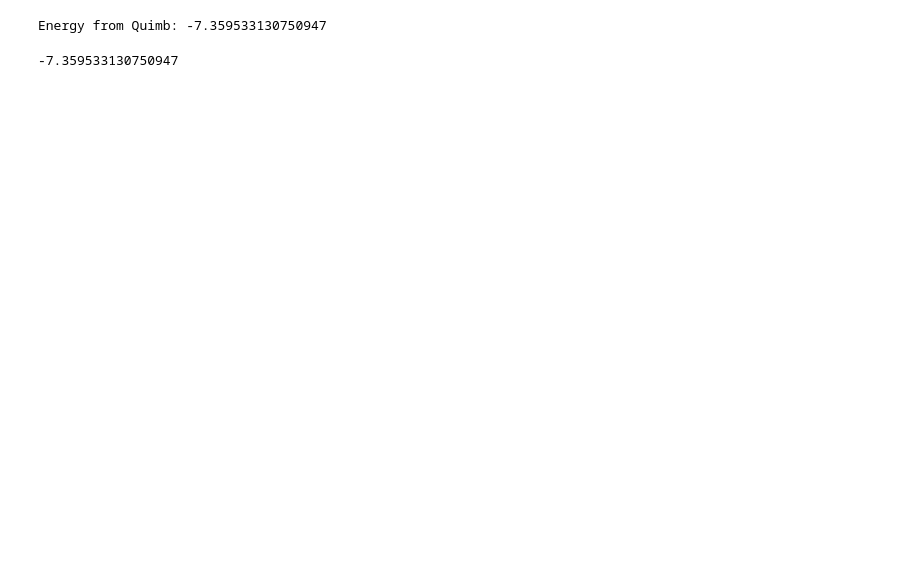
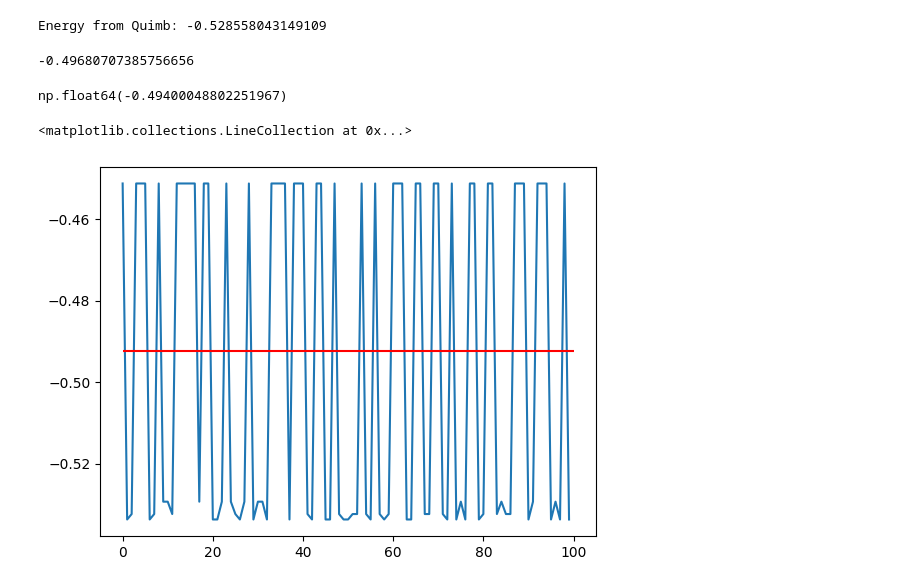
Before and after one commit to sjdu10/vmc_torch, a Jupyter notebook: vmc_torch/experiment/spin_PEPS.ipynb, the cells around one changed output. Saved outputs shown, nothing was run; the diff lists cells and outputs as text; code cells hidden in the pictures; blank space fills up the shorter version.

```diff
--- a/vmc_torch/experiment/spin_PEPS.ipynb
+++ b/vmc_torch/experiment/spin_PEPS.ipynb
@@ -120,11 +101,11 @@ KeyboardInterrupt:
 # %%
 hamiltonian = H.to_dense()
 
-print("Energy from Quimb:", np.vdot(psi_vec, hamiltonian @ psi_vec).real / np.vdot(psi_vec, psi_vec).real)
+print("Energy from Quimb:", np.vdot(psi_vec, hamiltonian @ psi_vec).real / np.vdot(psi_vec, psi_vec).real/(Lx*Ly)/4)
 # %% [output]
-Energy from Quimb: -7.359533130750947
+Energy from Quimb: -0.528558043149109
 # %%
 # psi_su.view_as_(qtn.PEPS)
-psi_su.compute_local_expectation(ham.terms, normalized=True, max_bond=32)
+psi_su.compute_local_expectation(ham.terms, normalized=True, max_bond=128)/(Lx*Ly)/4
 # %% [output]
--7.359533130750947
+-0.49680707385756656
@@ -130,0 +207,12 @@ psi_su.compute_local_expectation(ham.terms, normalized=True, max_bond=32)
+# %%
+O_loc = np.asarray(samples[1])/L**2/4
+samples[0]/L**2/4
+# %% [output]
+np.float64(-0.49400048802251967)
+# %%
+import matplotlib.pyplot as plt
+plt.plot(O_locs[:100])
+plt.hlines(np.mean(O_locs), 0, 100, colors='r')
+# %% [output]
+<matplotlib.collections.LineCollection at 0x...>
+[figure, added]
```
Also changed, not shown: parts of 11 cells of this notebook, 12 other files.
